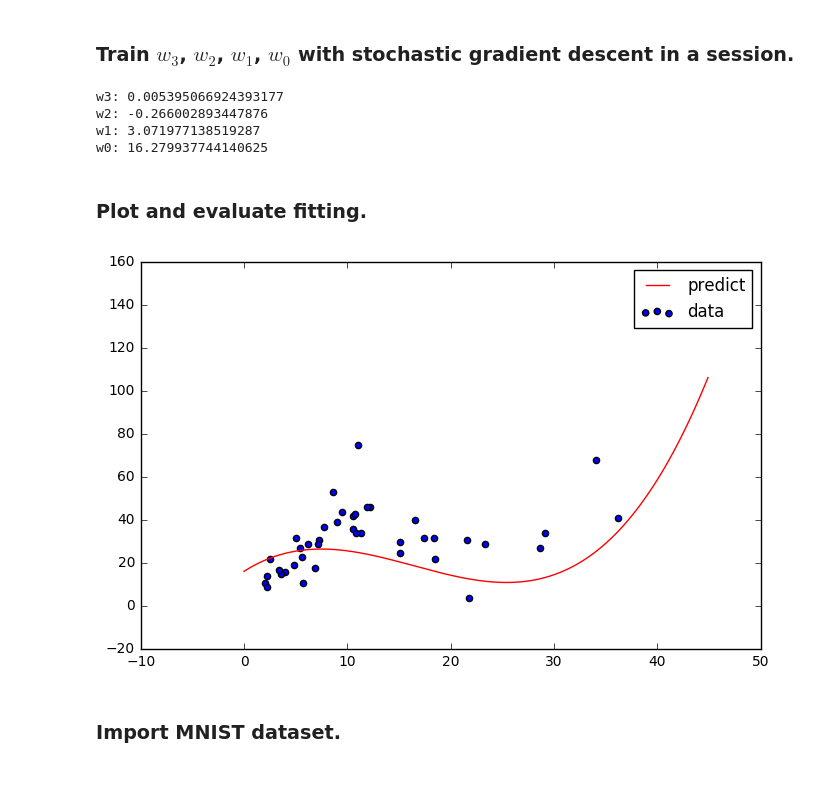
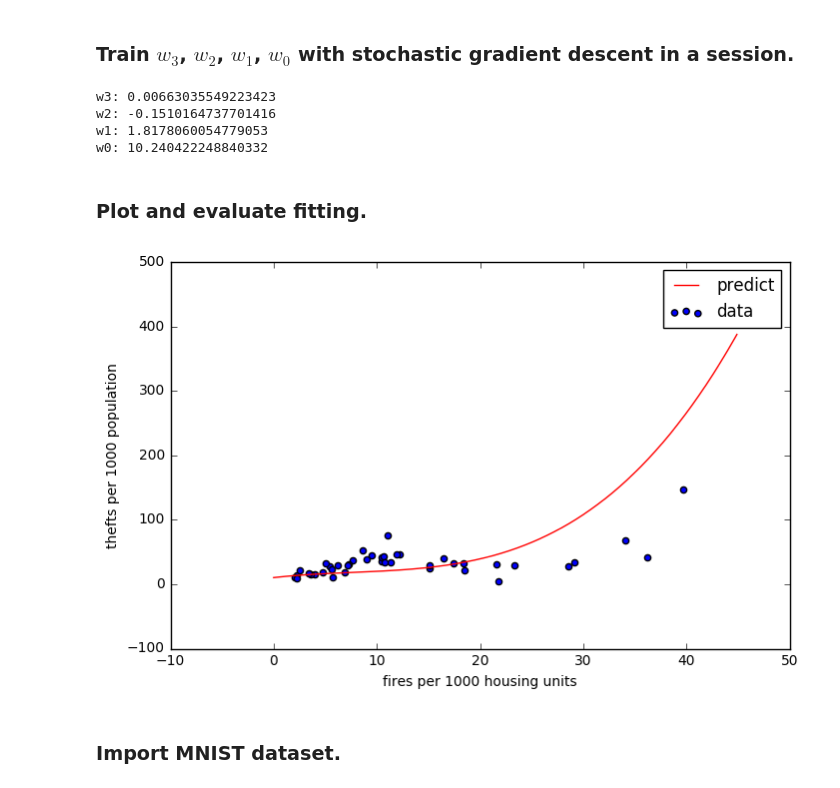
Before and after one commit to BorisPolonsky/LearningTensorFlow, a Jupyter notebook: LinearRegression/LinearRegression.ipynb, the cells around one changed output. Cells and saved outputs as stored; diff of their text form; code cells hidden in the pictures.

Commit message:
Minor Update
Tested saving and loading a model.
Tested tf.summary

```diff
--- a/LinearRegression/LinearRegression.ipynb
+++ b/LinearRegression/LinearRegression.ipynb
@@ -39,11 +46,14 @@ optimizer=tf.train.GradientDescentOptimizer(learning_rate=0.00001).minimize(loss
 ### Train $w$, $b$ with stochastic gradient descent in a session.
 # %%
 with tf.Session() as sess:
+    writer=tf.summary.FileWriter(r"./graphs",sess.graph)
     sess.run(tf.global_variables_initializer())
     for i in range(500):#Number of iterations
         for x,y in data:
-            sess.run(optimizer,feed_dict={X:x,Y:y})
+            _,summary=sess.run([optimizer,summary_op],feed_dict={X:x,Y:y})
+            writer.add_summary(summary,global_step=i)
     w_val,b_val=sess.run([w,b])
+writer.close()
 print("w:",w_val,"b:",b_val)
 # %% [output]
 w: 2.03623 b: 2.48112
@@ -87,44 +101,49 @@ plt.show()
 # %% [markdown]
 ### Create new graph for regression.
 # %%
-X=tf.placeholder(dtype=tf.float32,name="X")
-Y=tf.placeholder(dtype=tf.float32,name="Y")
-w3=tf.Variable(0.0,name="w3")
-w2=tf.Variable(0.0,name="w2")
-w1=tf.Variable(0.0,name="w1")
-w0=tf.Variable(0.0,name="w0")
-Y_pred=w3*X*X*X+w2*X*X+w1*X+w0
-loss=tf.square(Y-Y_pred)
-#optimizer=tf.train.GradientDescentOptimizer(learning_rate=1e-12).minimize(loss)
-optimizer=tf.train.AdamOptimizer(learning_rate=0.001).minimize(loss)
+with tf.name_scope("FNT"):
+    with tf.name_scope("Input"):
+        X=tf.placeholder(dtype=tf.float32,name="X")
+        Y=tf.placeholder(dtype=tf.float32,name="Y")
+    w3=tf.Variable(0.0,name="w3")
+    w2=tf.Variable(0.0,name="w2")
+    w1=tf.Variable(0.0,name="w1")
+    w0=tf.Variable(0.0,name="w0")
+    Y_pred=w3*X*X*X+w2*X*X+w1*X+w0
+    with tf.name_scope("Loss"):
+        loss=tf.square(Y-Y_pred)
+    with tf.name_scope("Train"):
+        optimizer=tf.train.AdamOptimizer(learning_rate=0.001).minimize(loss)
 # %% [markdown]
 ### Train $w_{3}$, $w_{2}$, $w_{1}$, $w_{0}$ with stochastic gradient descent in a session.
 # %%
 with tf.Session() as sess:
     sess.run(tf.global_variables_initializer())
-    for i in range(1500):#Number of iterations
+    for i in range(750):#Number of iterations
         for x,y in data:
             sess.run(optimizer,feed_dict={X:x,Y:y})
     param=sess.run([w3,w2,w1,w0])
 for i in range(4):
     print("w{}: {}".format(3-i,param[i]))
 # %% [output]
-w3: 0.005395066924393177
-w2: -0.266002893447876
-w1: 3.071977138519287
-w0: 16.279937744140625
+w3: 0.00663035549223423
+w2: -0.1510164737701416
+w1: 1.8178060054779053
+w0: 10.240422248840332
 # %% [markdown]
 ### Plot and evaluate fitting.
 # %%
 plt.figure(figsize=(8,5))
 plt.scatter(x=data.T[0],y=data.T[1],label="data")
 x_plot=np.arange(0,45,0.1)
 y_plot=param[0]*(x_plot**3)+param[1]*x_plot**2+param[2]*x_plot+param[3]
 plt.plot(x_plot,y_plot,label="predict",color="red")
+plt.xlabel("fires per 1000 housing units")
+plt.ylabel("thefts per 1000 population")
 plt.legend()
 plt.show()
 # %% [output]
-[figure, old version]
+[figure, new version]
 # %% [markdown]
 ### Import MNIST dataset.
 # %%
```
Also changed, not shown: parts of 10 cells of this notebook.
